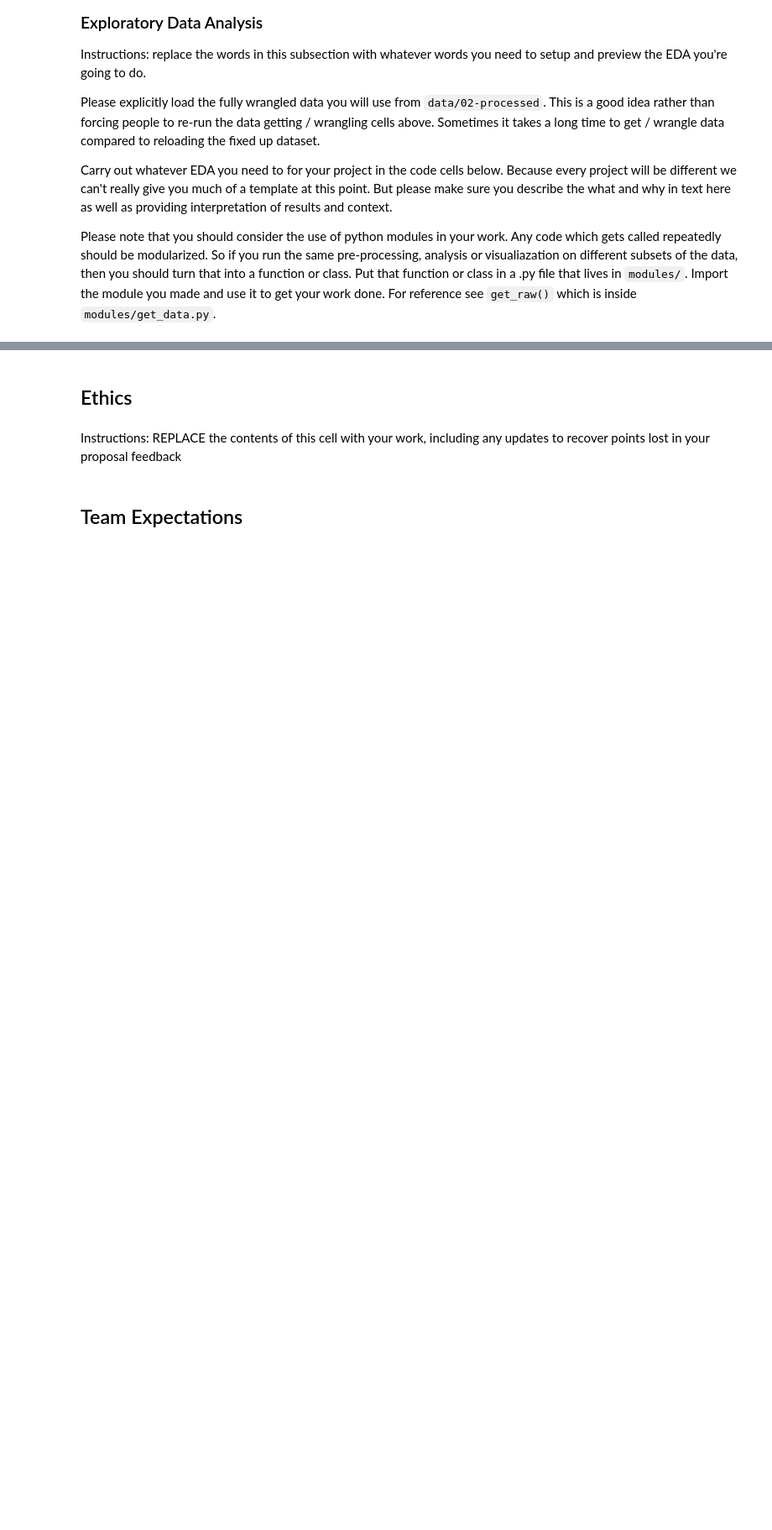
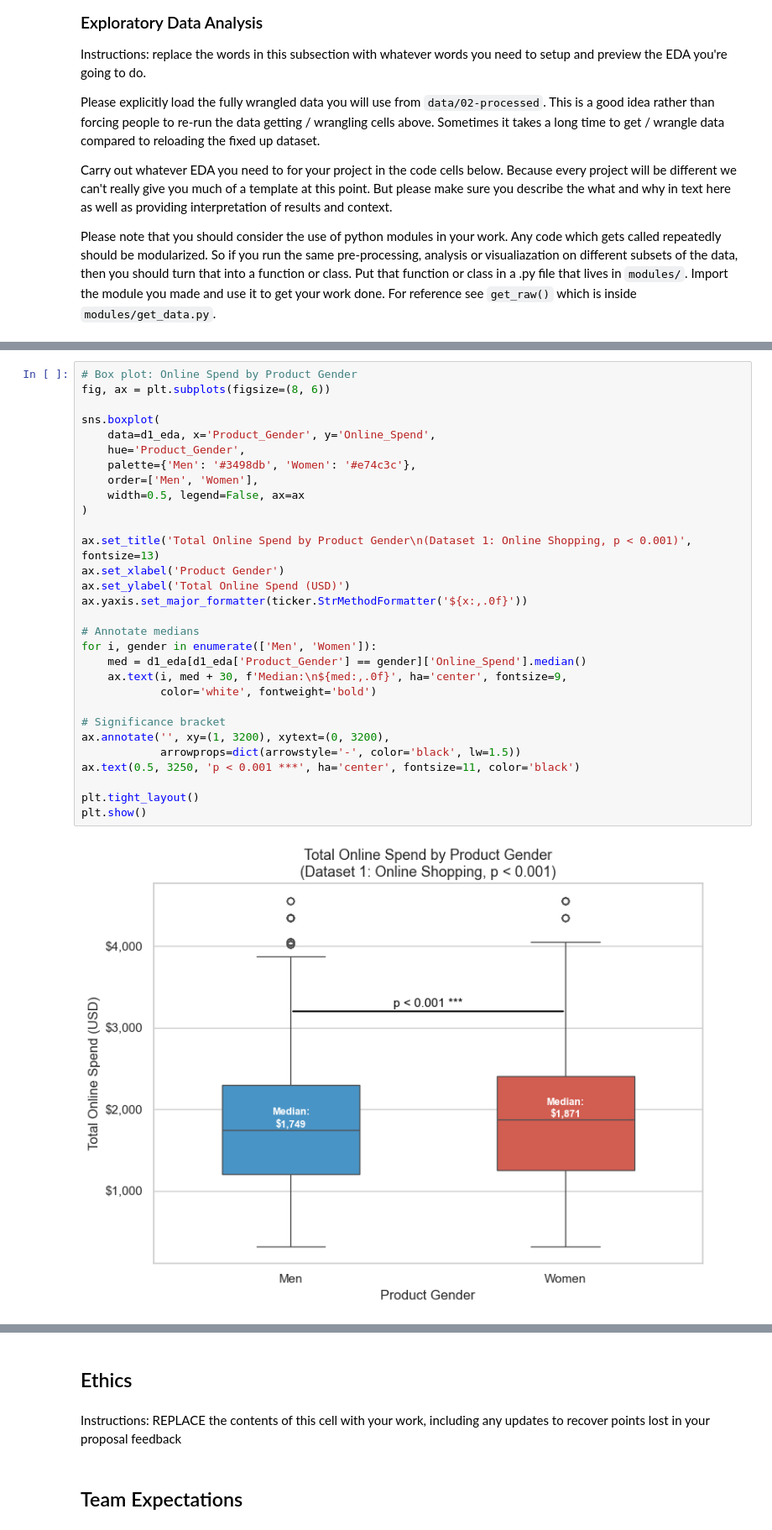
Before and after one commit to COGS108/Group136_WI26, a Jupyter notebook: 02-EDACheckpoint.ipynb, the cells around one changed output, grey strips where cells are left out. Shown at 84% size. Drawn from its saved outputs; the diff is of its cells as text; blank space fills up the shorter version.

```diff
--- a/02-EDACheckpoint.ipynb
+++ b/02-EDACheckpoint.ipynb
@@ -256,0 +729,32 @@ Some more words and stuff.  Remember notebooks work best if you interleave the c
+# %%
+# Box plot: Online Spend by Product Gender
+fig, ax = plt.subplots(figsize=(8, 6))
+
+sns.boxplot(
+    data=d1_eda, x='Product_Gender', y='Online_Spend',
+    hue='Product_Gender',
+    palette={'Men': '#3498db', 'Women': '#e74c3c'},
+    order=['Men', 'Women'],
+    width=0.5, legend=False, ax=ax
+)
+
+ax.set_title('Total Online Spend by Product Gender\n(Dataset 1: Online Shopping, p < 0.001)', fontsize=13)
+ax.set_xlabel('Product Gender')
+ax.set_ylabel('Total Online Spend (USD)')
+ax.yaxis.set_major_formatter(ticker.StrMethodFormatter('${x:,.0f}'))
+
+# Annotate medians
+for i, gender in enumerate(['Men', 'Women']):
+    med = d1_eda[d1_eda['Product_Gender'] == gender]['Online_Spend'].median()
+    ax.text(i, med + 30, f'Median:\n${med:,.0f}', ha='center', fontsize=9,
+            color='white', fontweight='bold')
+
+# Significance bracket
+ax.annotate('', xy=(1, 3200), xytext=(0, 3200),
+            arrowprops=dict(arrowstyle='-', color='black', lw=1.5))
+ax.text(0.5, 3250, 'p < 0.001 ***', ha='center', fontsize=11, color='black')
+
+plt.tight_layout()
+plt.show()
+# %% [output]
+[figure, added]
```
Also changed, not shown: parts of 90 cells of this notebook, 5 other files.
